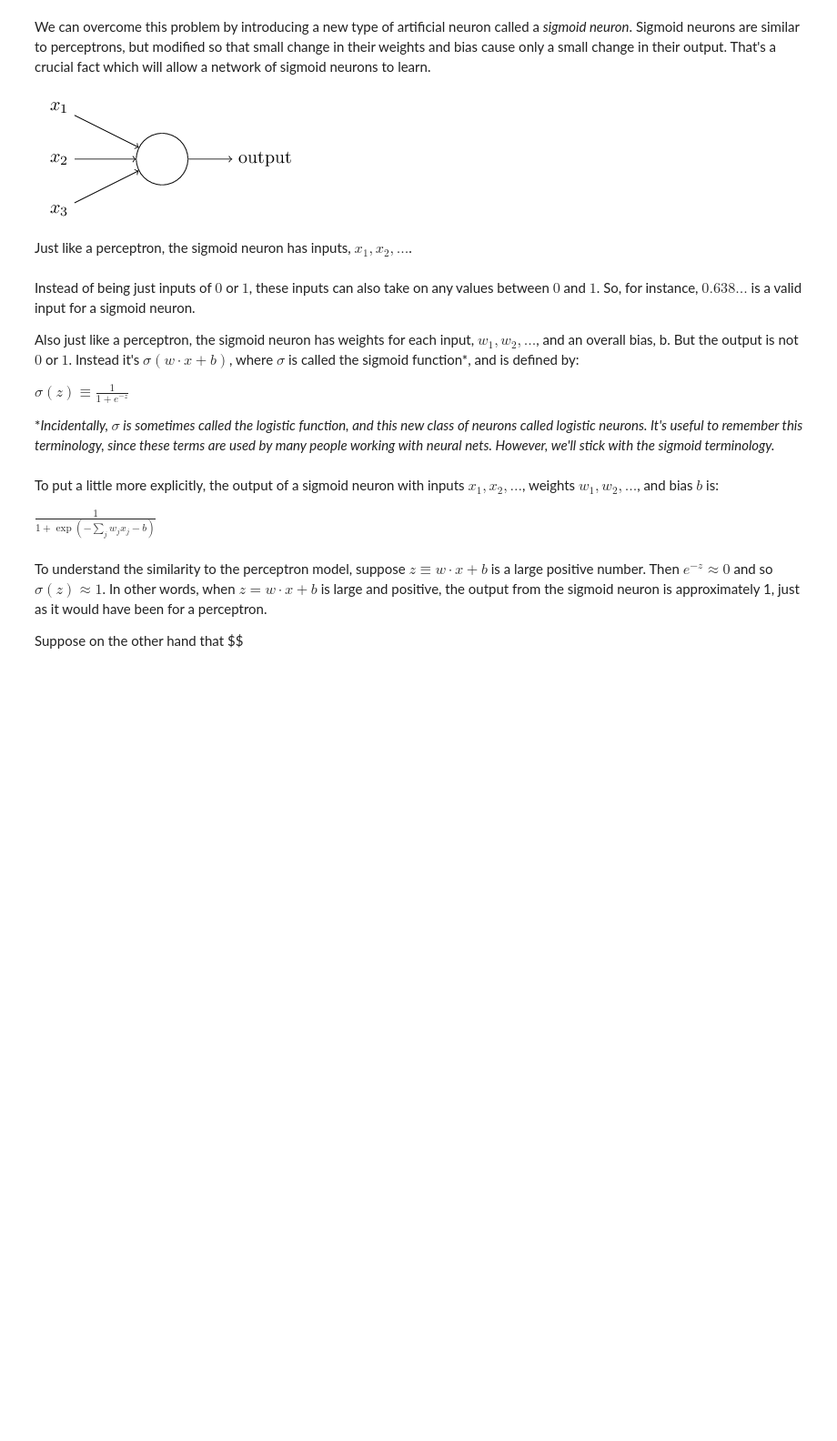
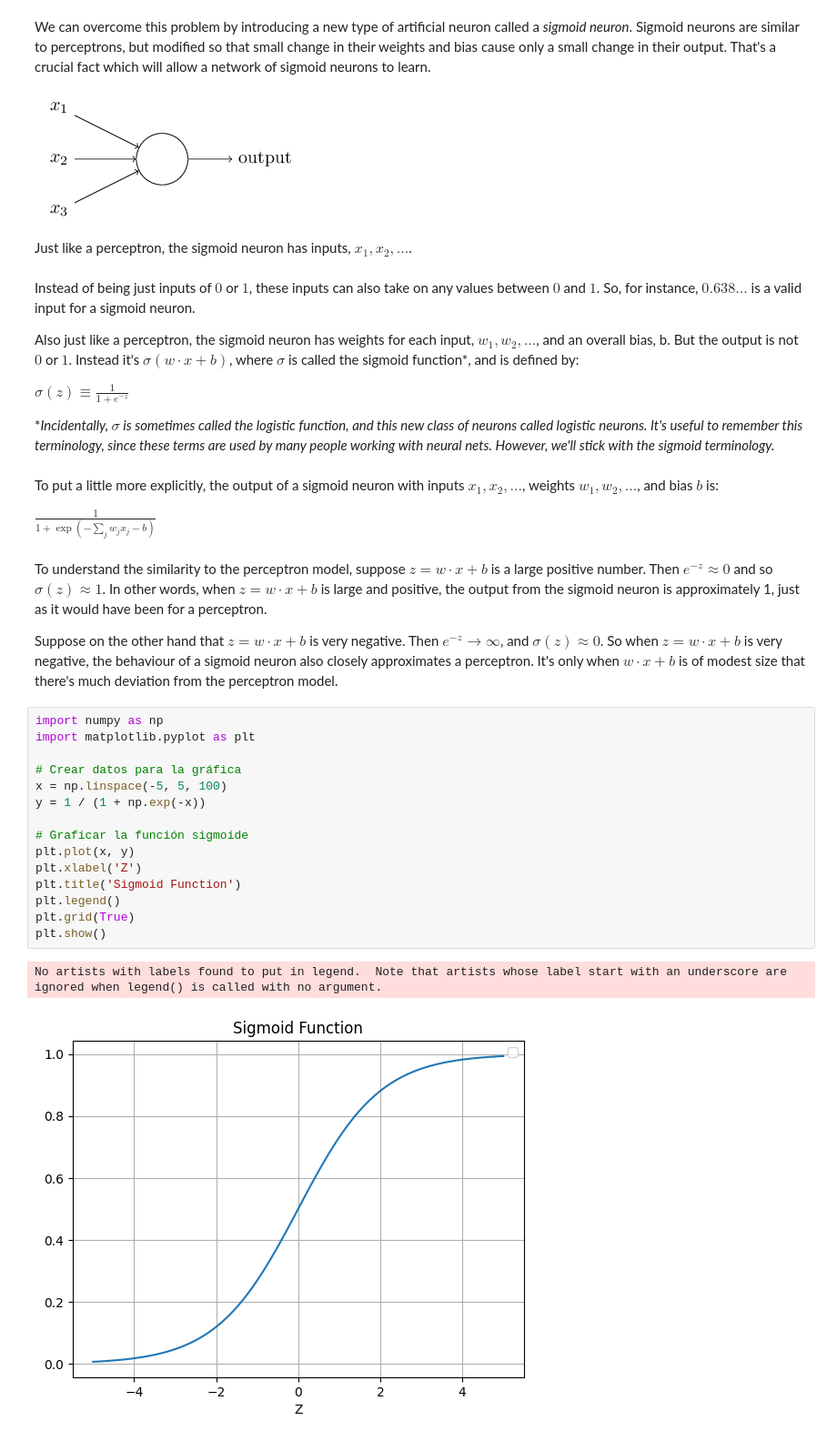
Before and after one commit to Pykoncio/CEIABD, a Jupyter notebook: Extra/Neural Network/introducing_neural_networks_and_deep_learning_Michael_Nielsen.ipynb, the cells around one changed output. Shown at 91% size. Cells and saved outputs as stored; diff of their text form; blank space fills up the shorter version.

```diff
--- a/Extra/Neural Network/introducing_neural_networks_and_deep_learning_Michael_Nielsen.ipynb
+++ b/Extra/Neural Network/introducing_neural_networks_and_deep_learning_Michael_Nielsen.ipynb
@@ -109,6 +109,24 @@ To put a little more explicitly, the output of a sigmoid neuron with inputs $x_1
 
 $\frac{1}{1 + \exp\left(- \sum_j w_j x_j - b\right)}$
 # %% [markdown]
-To understand the similarity to the perceptron model, suppose $z \equiv w \cdot x + b$ is a large positive number. Then $e^{-z} \approx 0$  and so $\sigma (z) \approx 1$. In other words, when $z = w \cdot x + b$ is large and positive, the output from the sigmoid neuron is approximately 1, just as it would have been for a perceptron.
+To understand the similarity to the perceptron model, suppose $z = w \cdot x + b$ is a large positive number. Then $e^{-z} \approx 0$  and so $\sigma (z) \approx 1$. In other words, when $z = w \cdot x + b$ is large and positive, the output from the sigmoid neuron is approximately 1, just as it would have been for a perceptron.
 
-Suppose on the other hand that $$
+Suppose on the other hand that $z = w \cdot x + b$ is very negative. Then $e^{-z} \rightarrow \infty$, and $\sigma(z) \approx 0$. So when $z = w \cdot x + b$ is very negative, the behaviour of a sigmoid neuron also closely approximates a perceptron. It's only when $w \cdot x + b$ is of modest size that there's much deviation from the perceptron model.
+# %%
+import numpy as np
+import matplotlib.pyplot as plt
+
+# Crear datos para la gráfica
+x = np.linspace(-5, 5, 100)
+y = 1 / (1 + np.exp(-x))
+
+# Graficar la función sigmoide
+plt.plot(x, y)
+plt.xlabel('Z')
+plt.title('Sigmoid Function')
+plt.legend()
+plt.grid(True)
+plt.show()
+# %% [output]
+No artists with labels found to put in legend.  Note that artists whose label start with an underscore are ignored when legend() is called with no argument.
+[figure, added]
```
Also changed, not shown: parts of 5 cells of this notebook, 20 other files.
